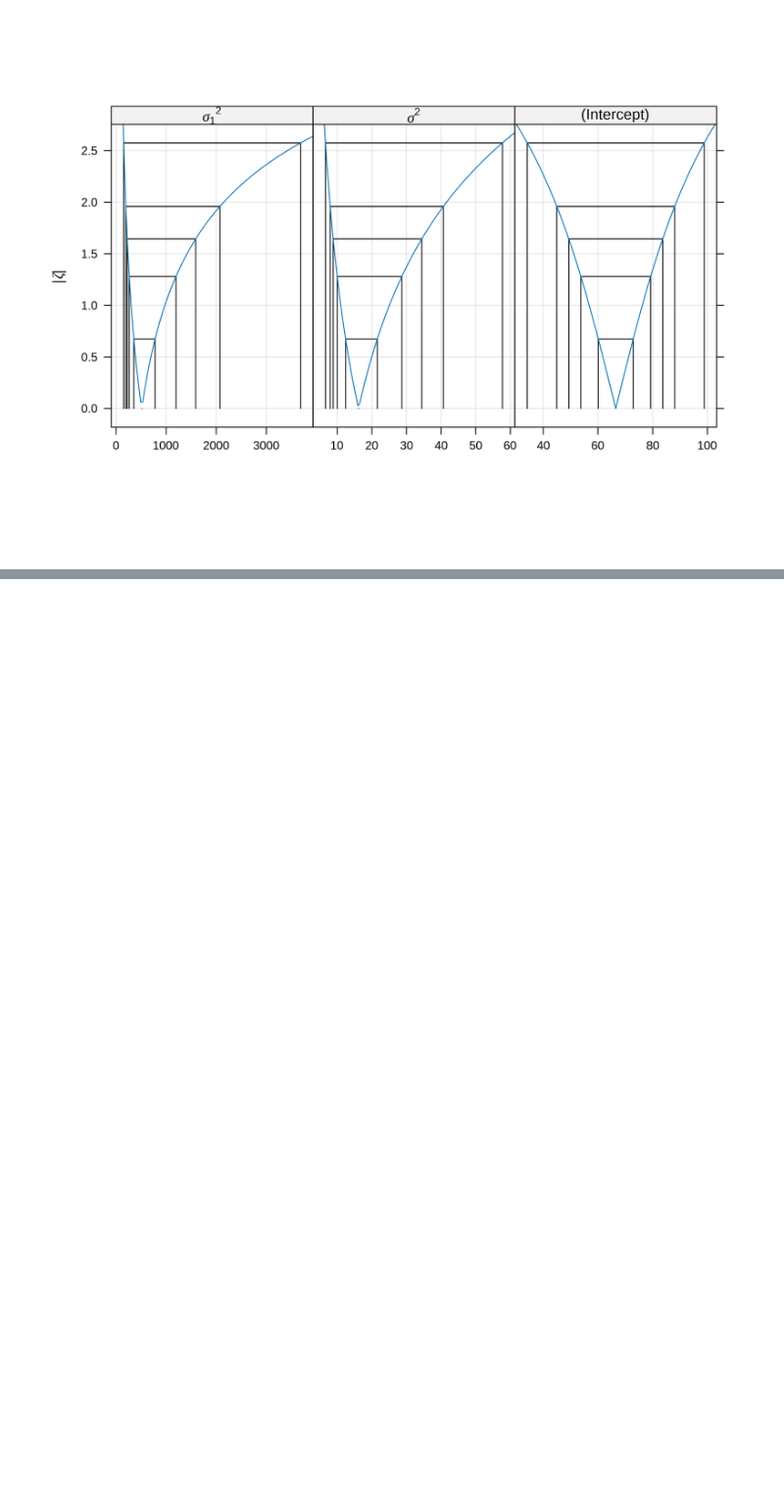
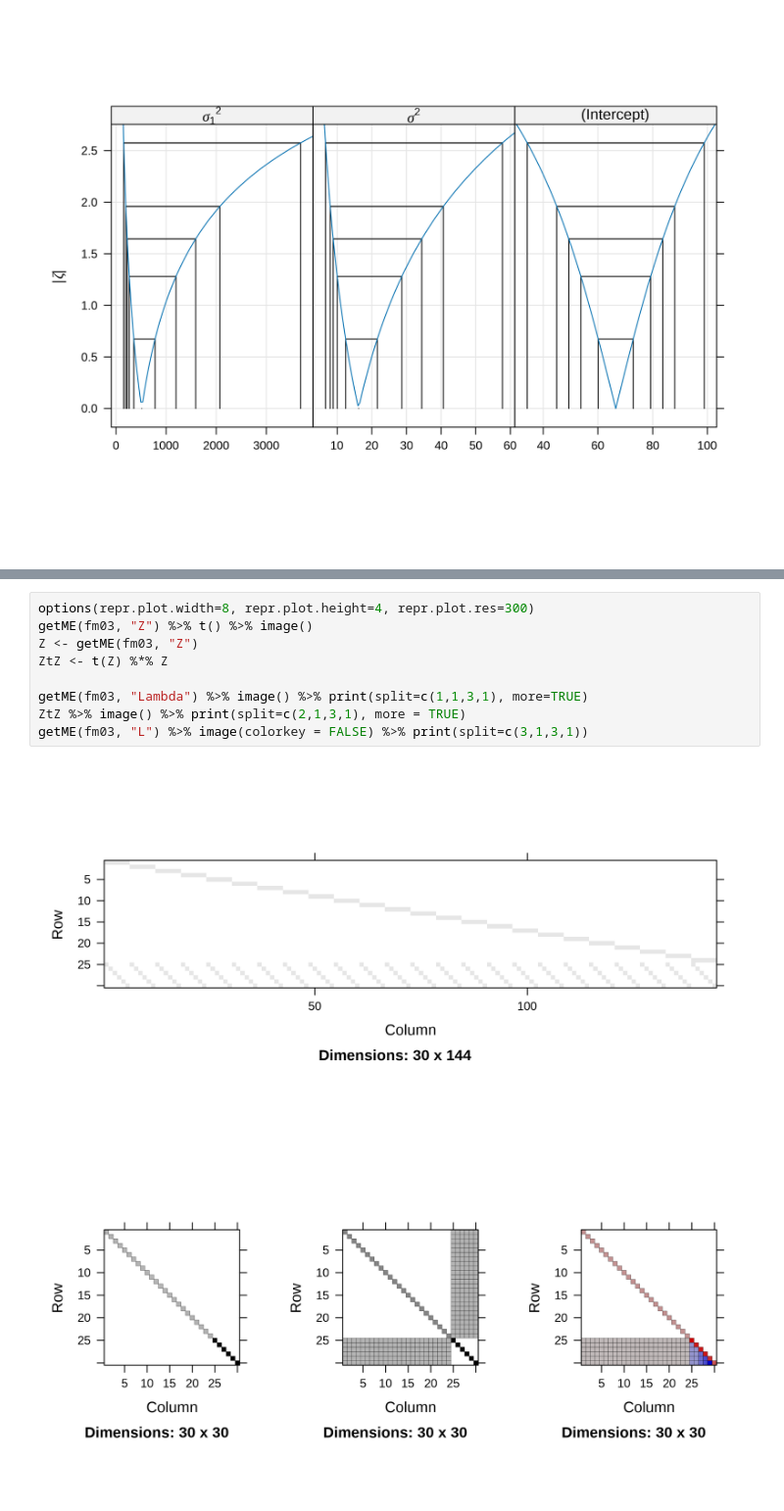
Before and after one commit to SanD94/lme4-playground, a Jupyter notebook: lme4.ipynb, the cells around one changed output, grey strips where cells are left out. Shown at 98% size. Drawn from its saved outputs; the diff is of its cells as text; blank space fills up the shorter version.

```diff
--- a/lme4.ipynb
+++ b/lme4.ipynb
@@ -493,0 +573,12 @@ pr01_ex %>% varianceProf() %>% xyplot(aspect = 1.5, absVal = TRUE)
+# %%
+options(repr.plot.width=8, repr.plot.height=4, repr.plot.res=300)
+getME(fm03, "Z") %>% t() %>% image()
+Z <- getME(fm03, "Z")
+ZtZ <- t(Z) %*% Z
+
+getME(fm03, "Lambda") %>% image() %>% print(split=c(1,1,3,1), more=TRUE)
+ZtZ %>% image() %>% print(split=c(2,1,3,1), more = TRUE)
+getME(fm03, "L") %>% image(colorkey = FALSE) %>% print(split=c(3,1,3,1))
+# %% [output]
+[figure, added]
+[figure, added]
```
Also changed, not shown: parts of 14 cells of this notebook.
